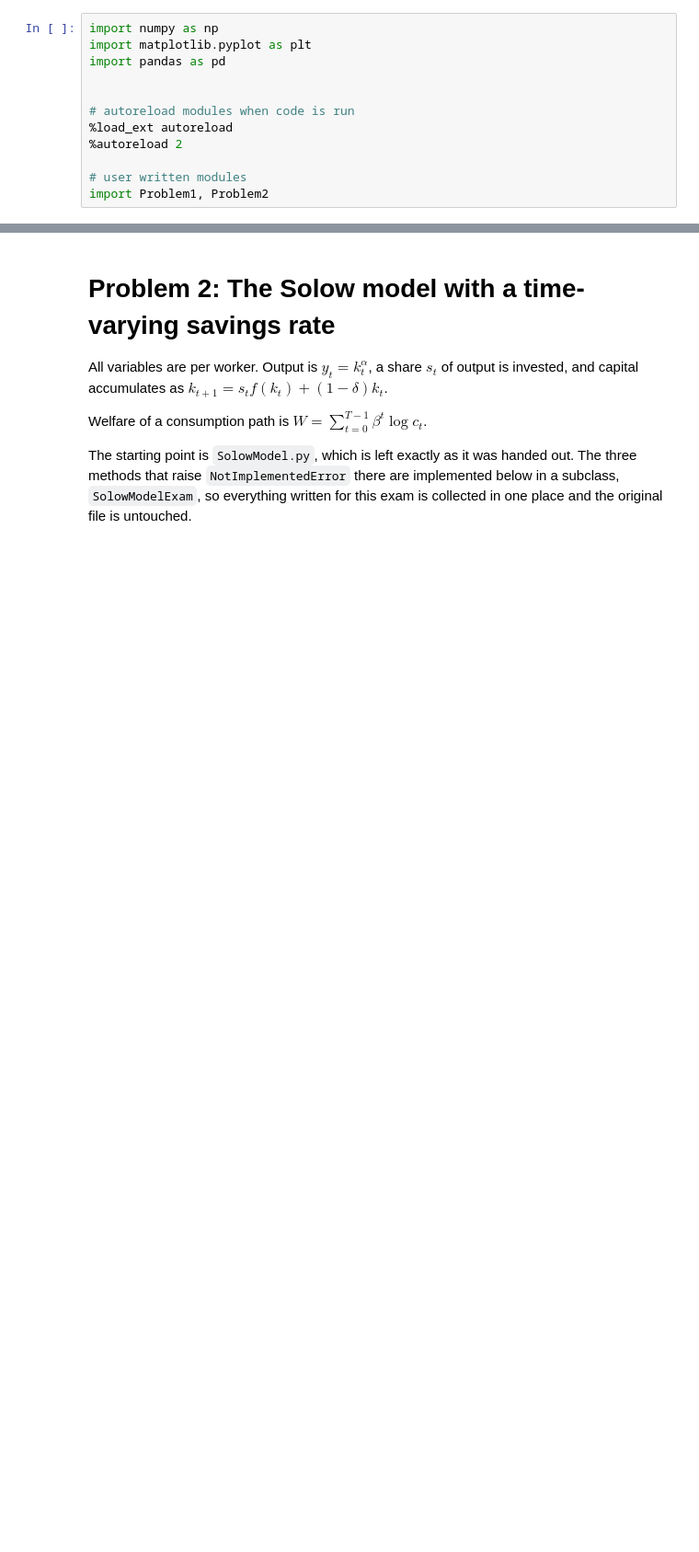
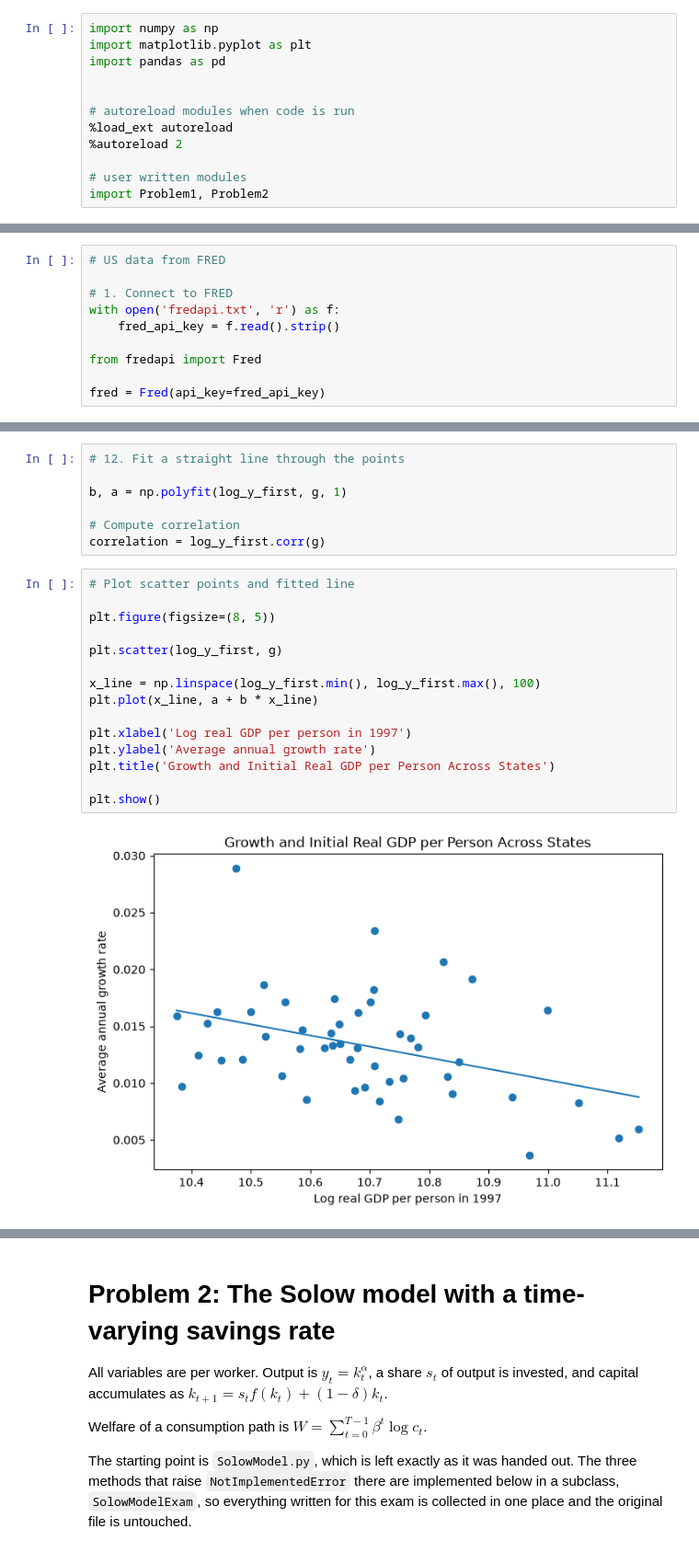
Before and after one commit to NumEconCopenhagen/projects-2025-philippa-ronya, a Jupyter notebook: 03_examproject/Examproject.ipynb, the cells around one changed output, grey strips where cells are left out. Shown at 92% size. Cells and saved outputs as stored; diff of their text form; blank space fills up the shorter version.

```diff
--- a/03_examproject/Examproject.ipynb
+++ b/03_examproject/Examproject.ipynb
@@ -16,0 +26,10 @@ import Problem1, Problem2
+# %%
+# US data from FRED
+
+# 1. Connect to FRED
+with open('fredapi.txt', 'r') as f:
+    fred_api_key = f.read().strip()
+
+from fredapi import Fred
+
+fred = Fred(api_key=fred_api_key)
@@ -16,0 +329,24 @@ import Problem1, Problem2
+# %%
+# 12. Fit a straight line through the points
+
+b, a = np.polyfit(log_y_first, g, 1)
+
+# Compute correlation
+correlation = log_y_first.corr(g)
+# %%
+# Plot scatter points and fitted line
+
+plt.figure(figsize=(8, 5))
+
+plt.scatter(log_y_first, g)
+
+x_line = np.linspace(log_y_first.min(), log_y_first.max(), 100)
+plt.plot(x_line, a + b * x_line)
+
+plt.xlabel('Log real GDP per person in 1997')
+plt.ylabel('Average annual growth rate')
+plt.title('Growth and Initial Real GDP per Person Across States')
+
+plt.show()
+# %% [output]
+[figure, added]
```
Also changed, not shown: parts of 68 cells of this notebook.
